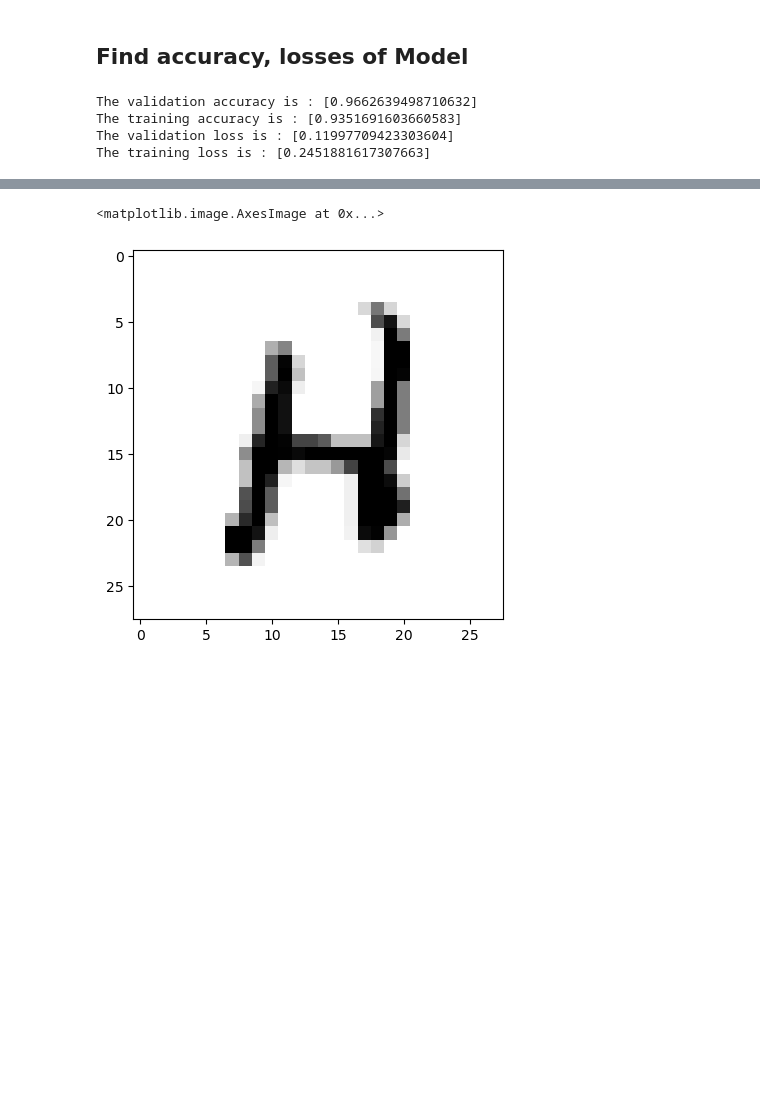
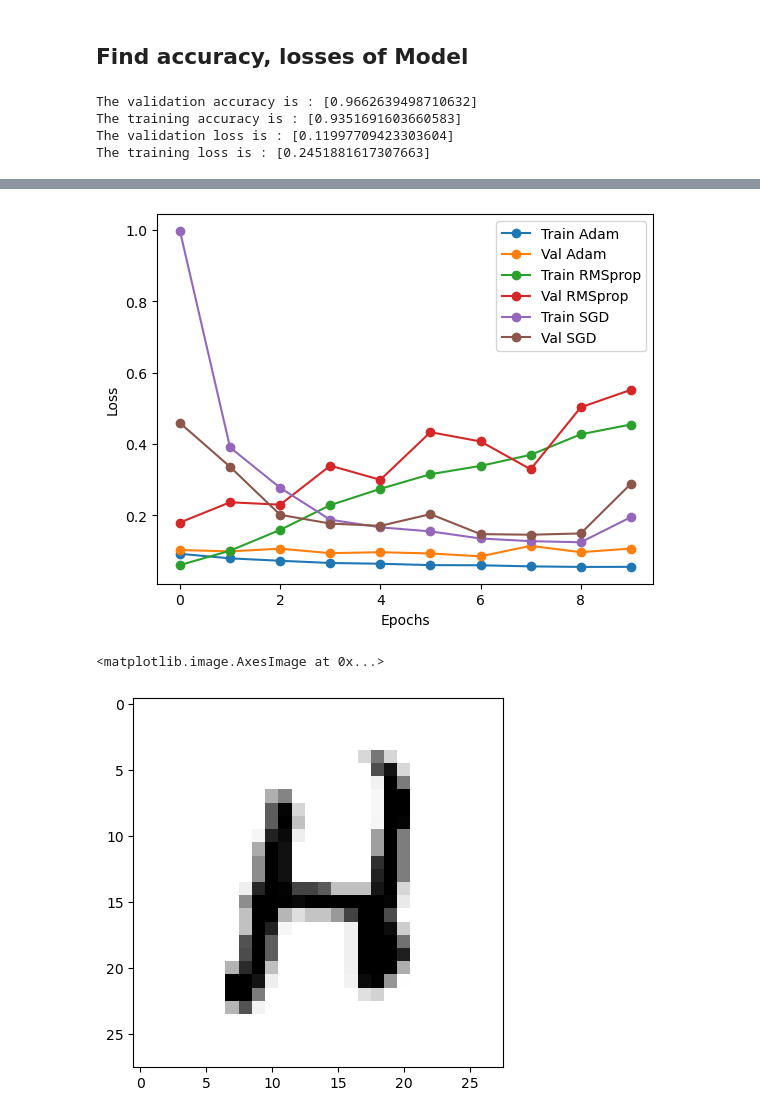
Before and after one commit to ngOchOc2k2/NhapMonAI, a Jupyter notebook: handwritten-character-recognition-deep-learning.ipynb, the cells around one changed output, grey strips where cells are left out. Saved outputs shown, nothing was run; the diff lists cells and outputs as text; code cells hidden in the pictures; blank space fills up the shorter version.

```diff
--- a/handwritten-character-recognition-deep-learning.ipynb
+++ b/handwritten-character-recognition-deep-learning.ipynb
@@ -337,3 +453,18 @@ plt.show()
+# %%
+import matplotlib.pyplot as plt
+
+plt.plot(adam_loss, '-o')
+plt.plot(adam_val_loss, '-o')
+plt.plot(rms_loss, '-o')
+plt.plot(rms_val_loss, '-o')
+plt.plot(sgd_loss, '-o')
+plt.plot(sgd_val_loss, '-o')
+plt.xlabel('Epochs')
+plt.ylabel('Loss')
+plt.legend(['Train Adam', 'Val Adam', 'Train RMSprop', 'Val RMSprop', 'Train SGD', 'Val SGD'])
+plt.show()
+# %% [output]
+[figure, added]
 # %%
 plt.imshow(x_train[0], cmap= 'Greys')
 # %% [output]
```
Also changed, not shown: parts of 15 cells of this notebook, 2 other files.
